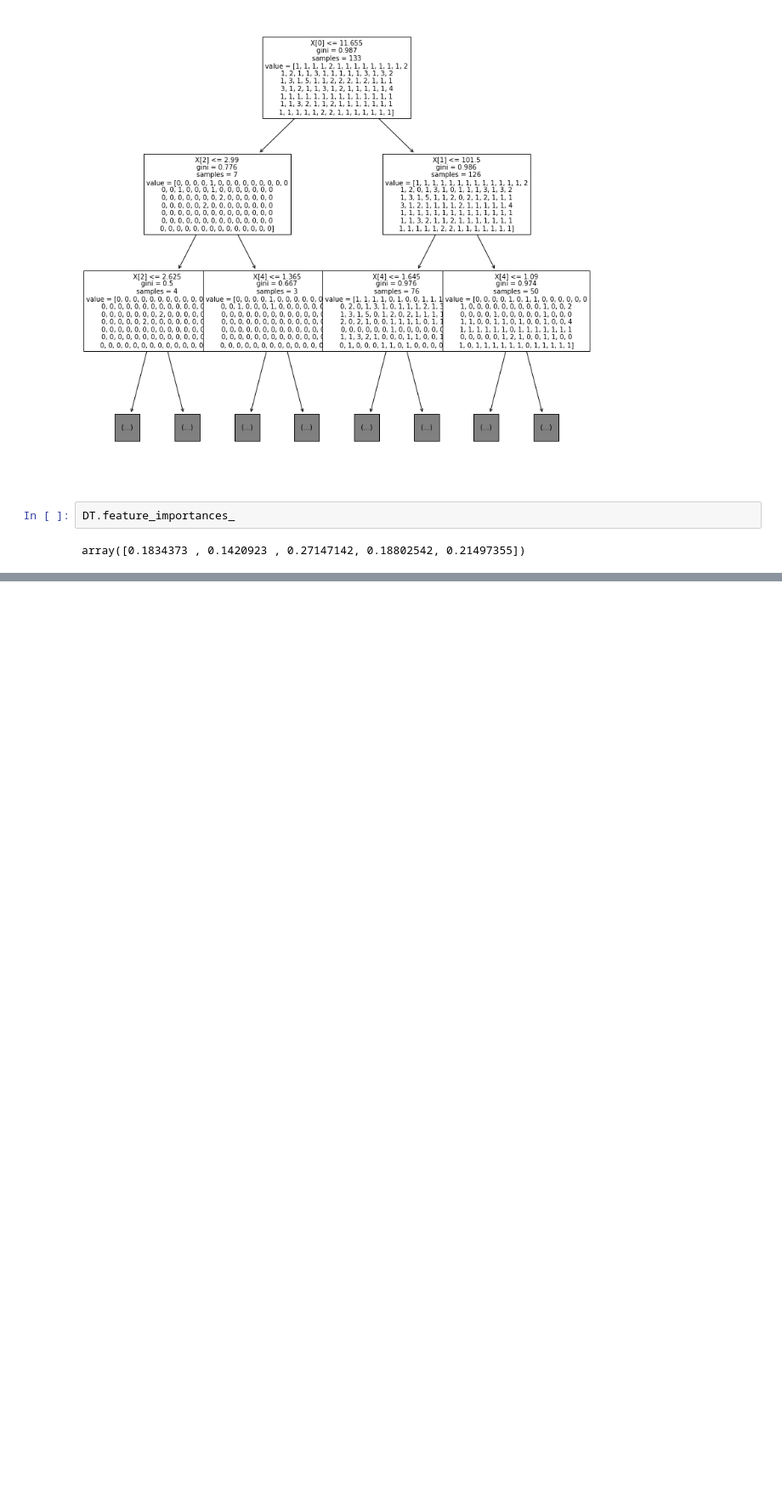
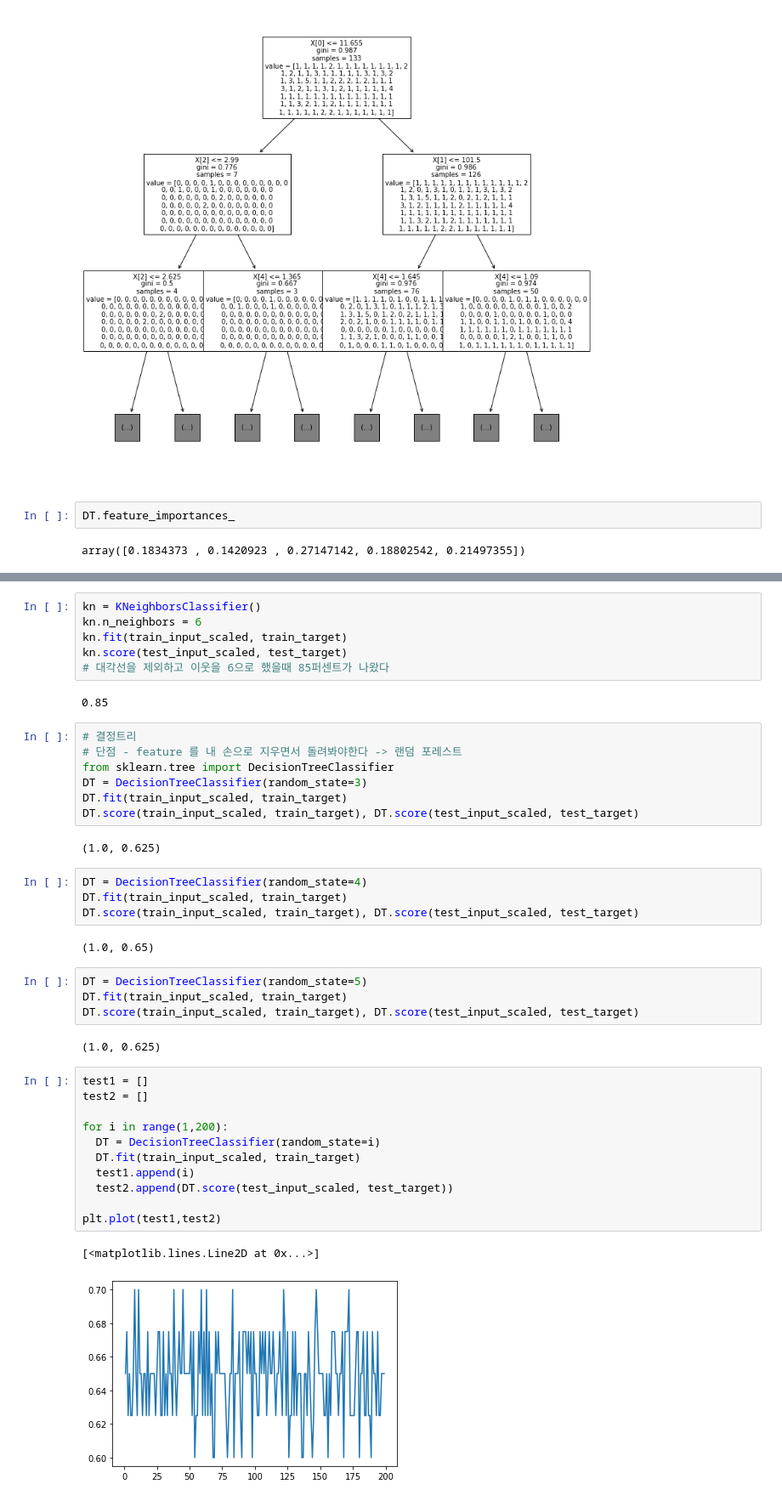
Before and after one commit to eaglehkim/python, a Jupyter notebook: prac3.ipynb, the cells around one changed output, grey strips where cells are left out. Shown at 85% size. Saved outputs shown, nothing was run; the diff lists cells and outputs as text; blank space fills up the shorter version.

```diff
--- a/prac3.ipynb
+++ b/prac3.ipynb
@@ -952,0 +1103,43 @@ array([0.1834373 , 0.1420923 , 0.27147142, 0.18802542, 0.21497355])
+# %%
+kn = KNeighborsClassifier()
+kn.n_neighbors = 6
+kn.fit(train_input_scaled, train_target)
+kn.score(test_input_scaled, test_target)
+# 대각선을 제외하고 이웃을 6으로 했을때 85퍼센트가 나왔다
+# %% [output]
+0.85
+# %%
+# 결정트리
+# 단점 - feature 를 내 손으로 지우면서 돌려봐야한다 -> 랜덤 포레스트
+from sklearn.tree import DecisionTreeClassifier
+DT = DecisionTreeClassifier(random_state=3)
+DT.fit(train_input_scaled, train_target)
+DT.score(train_input_scaled, train_target), DT.score(test_input_scaled, test_target)
+# %% [output]
+(1.0, 0.625)
+# %%
+DT = DecisionTreeClassifier(random_state=4)
+DT.fit(train_input_scaled, train_target)
+DT.score(train_input_scaled, train_target), DT.score(test_input_scaled, test_target)
+# %% [output]
+(1.0, 0.65)
+# %%
+DT = DecisionTreeClassifier(random_state=5)
+DT.fit(train_input_scaled, train_target)
+DT.score(train_input_scaled, train_target), DT.score(test_input_scaled, test_target)
+# %% [output]
+(1.0, 0.625)
+# %%
+test1 = []
+test2 = []
+
+for i in range(1,200):
+  DT = DecisionTreeClassifier(random_state=i)
+  DT.fit(train_input_scaled, train_target)
+  test1.append(i)
+  test2.append(DT.score(test_input_scaled, test_target))
+
+plt.plot(test1,test2)
+# %% [output]
+[<matplotlib.lines.Line2D at 0x...>]
+[figure, added]
```
Also changed, not shown: parts of 42 cells of this notebook.
